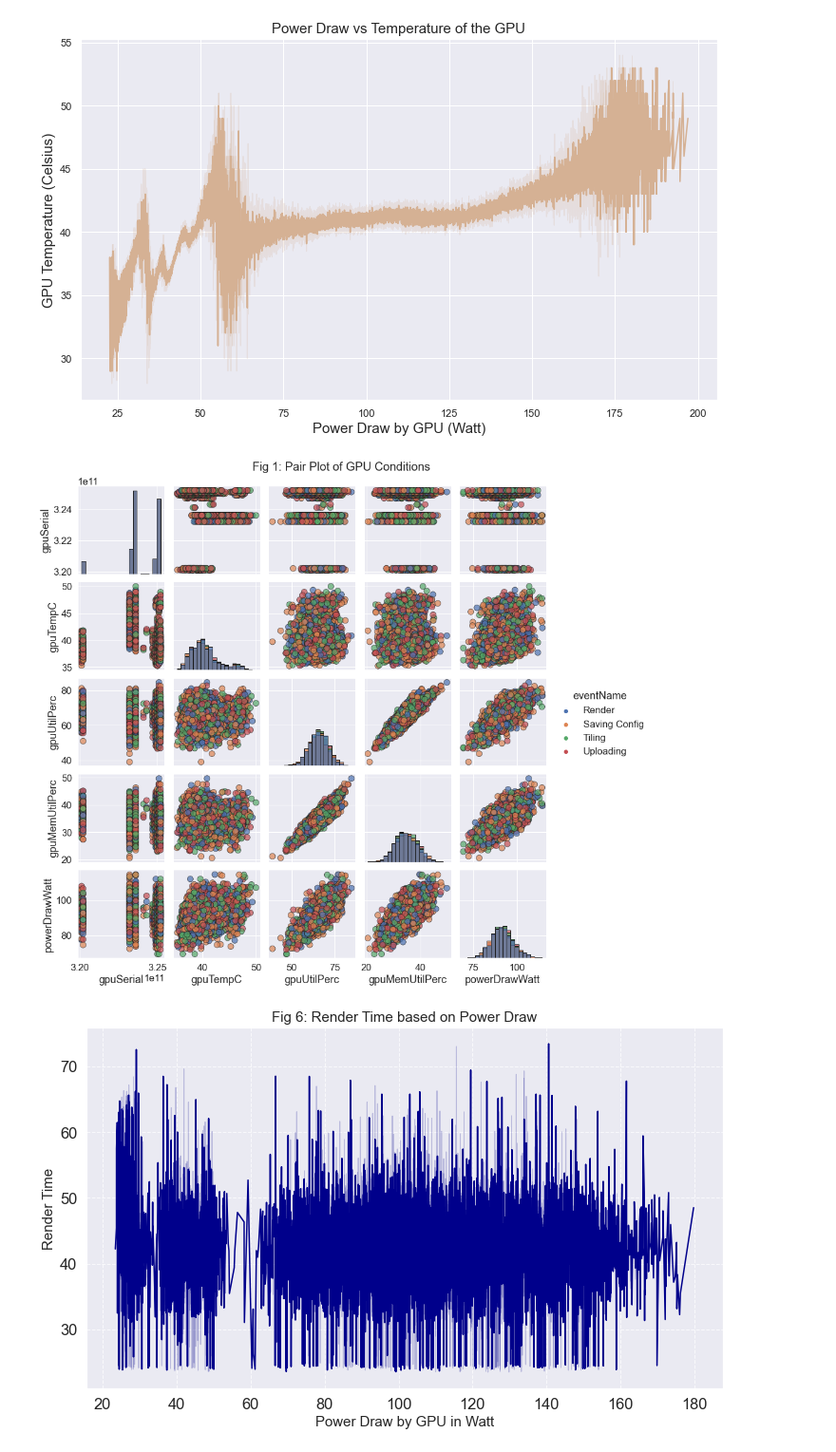
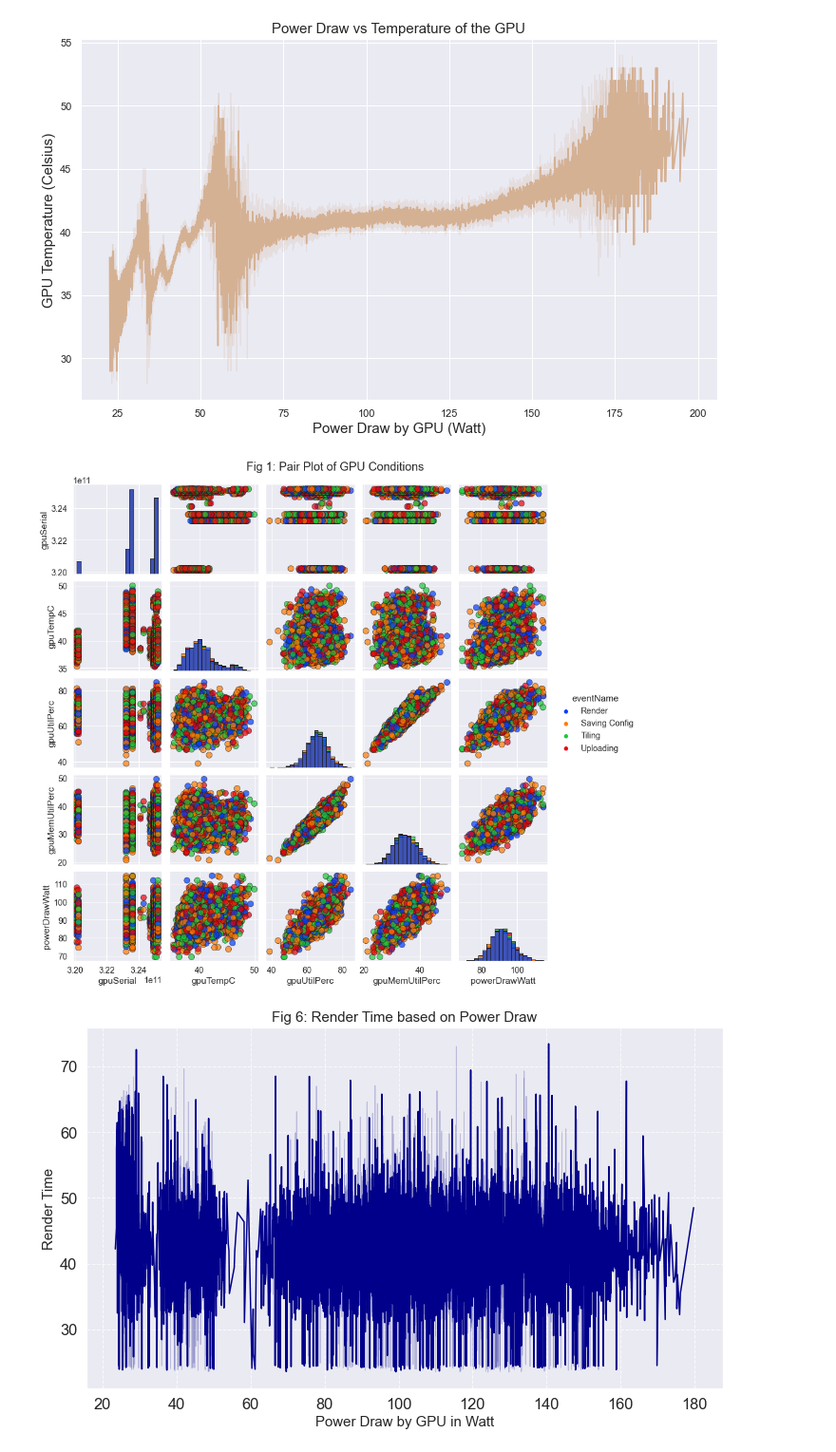
Before and after one commit to rmalik95/Cloud-Project, a Jupyter notebook: CSC8634_Rishabh_Malik_220512619.ipynb, the cells around one changed output. Shown at 95% size. Drawn from its saved outputs; the diff is of its cells as text; code cells hidden in the pictures.

Commit message:
Graphs plotted and Markdown initialised

```diff
--- a/CSC8634_Rishabh_Malik_220512619.ipynb
+++ b/CSC8634_Rishabh_Malik_220512619.ipynb
@@ -135,17 +137,25 @@ avg_data.reset_index(inplace=True)
 # %%
 
 
 # Pairplot of averaged data to see relationship between various GPU conditions.
 
-sns.set(font_scale = 1.5)
+# sns.set(font_scale = 1.5)
+# f = sns.pairplot(avg_data, hue="eventName", diag_kind='hist',
+#                  diag_kws=dict(bins=20, edgecolor="k", linewidth=1,alpha=0.7),
+#                  plot_kws=dict(s=100, alpha=0.7, edgecolor="k"))
+# f.fig.suptitle("Fig 1: Pair Plot of GPU Conditions", fontsize = 20, y=1.01)
+# plt.xticks(rotation=45)
+# plt.show()
+
+sns.set(font_scale = 1.3, rc={'figure.figsize':(15, 10)})
 f = sns.pairplot(avg_data, hue="eventName", diag_kind='hist',
                  diag_kws=dict(bins=20, edgecolor="k", linewidth=1,alpha=0.7),
-                 plot_kws=dict(s=100, alpha=0.7, edgecolor="k"))
+                 plot_kws=dict(s=100, alpha=0.7, edgecolor="k"),palette='bright')
 f.fig.suptitle("Fig 1: Pair Plot of GPU Conditions", fontsize = 20, y=1.01)
 plt.xticks(rotation=45)
 plt.show()
 # %% [output]
-[figure, old version]
+[figure, new version]
 # %%
 #ques 3
 
```
Also changed, not shown: parts of 8 cells of this notebook.
